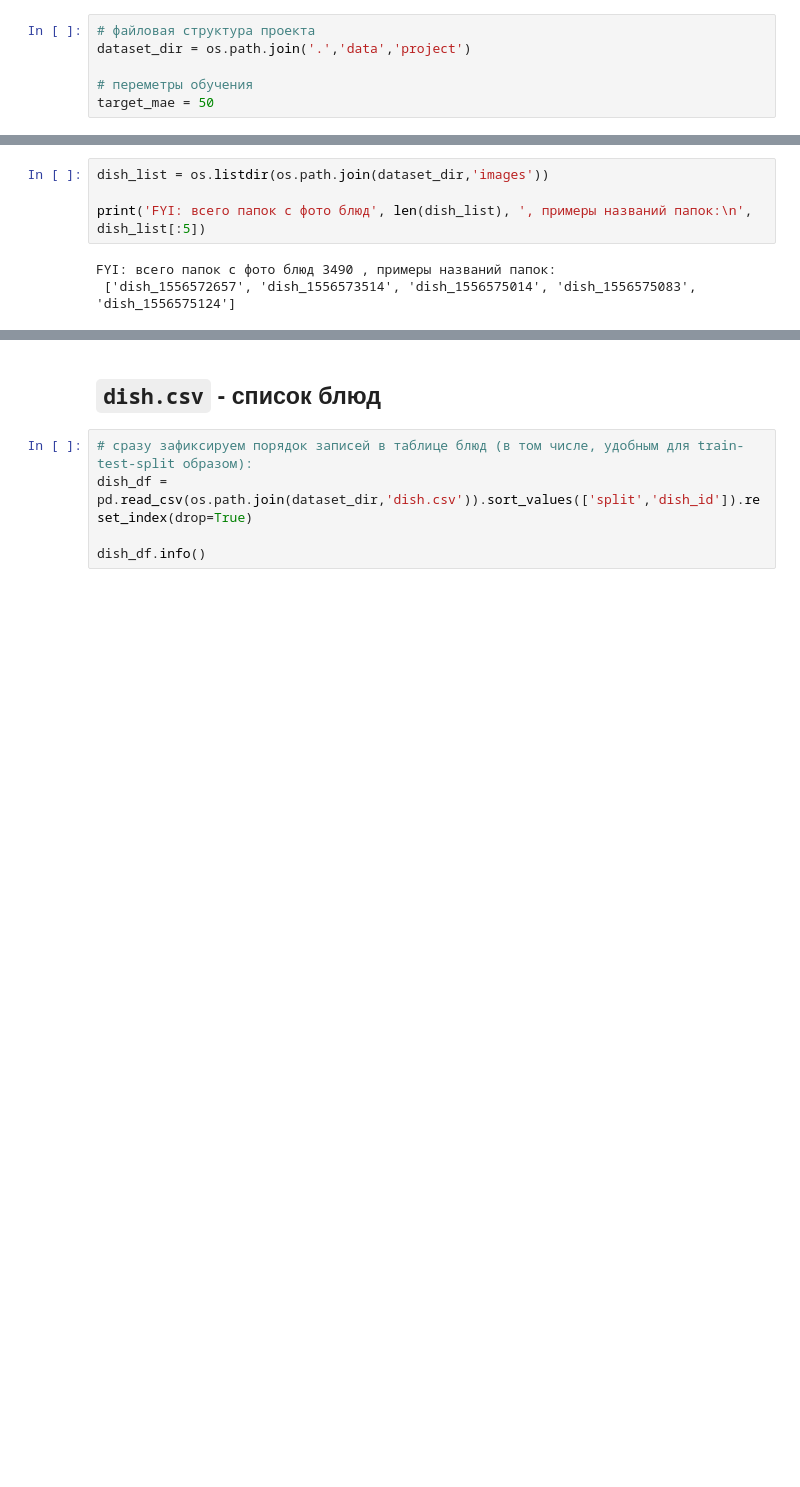
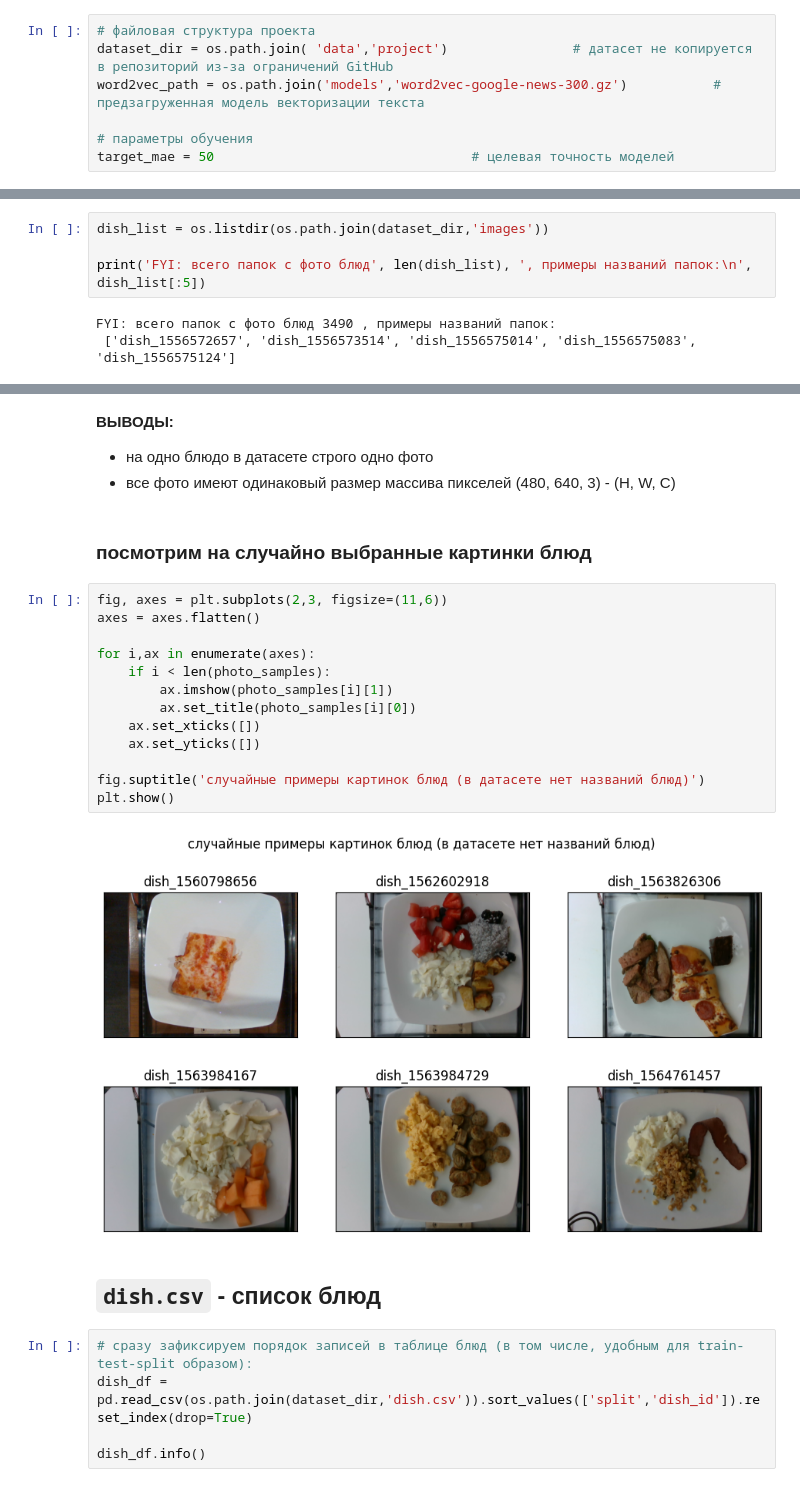
Before and after one commit to SanSanychSeva/Yandex_Practicum_DL_Engineer_2026_stream4, a Jupyter notebook: stream4_handson_project.ipynb, the cells around one changed output, grey strips where cells are left out. Drawn from its saved outputs; the diff is of its cells as text; blank space fills up the shorter version.

```diff
--- a/stream4_handson_project.ipynb
+++ b/stream4_handson_project.ipynb
@@ -26,10 +34,11 @@ from torch.utils.data import TensorDataset, DataLoader
 ## глобальные параметры
 # %%
 # файловая структура проекта
-dataset_dir = os.path.join('.','data','project')
+dataset_dir = os.path.join( 'data','project')                # датасет не копируется в репозиторий из-за ограничений GitHub
+word2vec_path = os.path.join('models','word2vec-google-news-300.gz')           # предзагруженная модель векторизации текста
 
-# переметры обучения
-target_mae = 50
+# параметры обучения
+target_mae = 50                                 # целевая точность моделей
 # %% [markdown]
 # Этап 1. EDA исходного датасета
 # %% [markdown]
@@ -44,3 +82,24 @@ FYI: всего папок с фото блюд 3490 , примеры назва
+# %% [markdown]
+**ВЫВОДЫ:**
+* на одно блюдо в датасете строго одно фото
+* все фото имеют одинаковый размер массива пикселей (480, 640, 3) - (H, W, C)
+# %% [markdown]
+### посмотрим на случайно выбранные картинки блюд
+# %%
+fig, axes = plt.subplots(2,3, figsize=(11,6))
+axes = axes.flatten()
+
+for i,ax in enumerate(axes):
+    if i < len(photo_samples):
+        ax.imshow(photo_samples[i][1])
+        ax.set_title(photo_samples[i][0])
+    ax.set_xticks([])
+    ax.set_yticks([])
+
+fig.suptitle('случайные примеры картинок блюд (в датасете нет названий блюд)')
+plt.show()
+# %% [output]
+[figure, added]
 # %% [markdown]
 ## `dish.csv` - список блюд
 # %%
```
Also changed, not shown: parts of 43 cells of this notebook, 1 other file.
